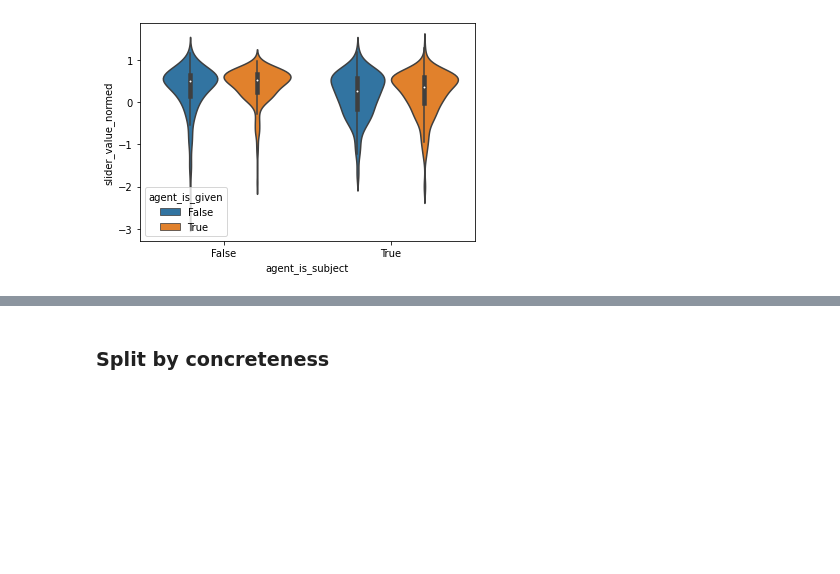
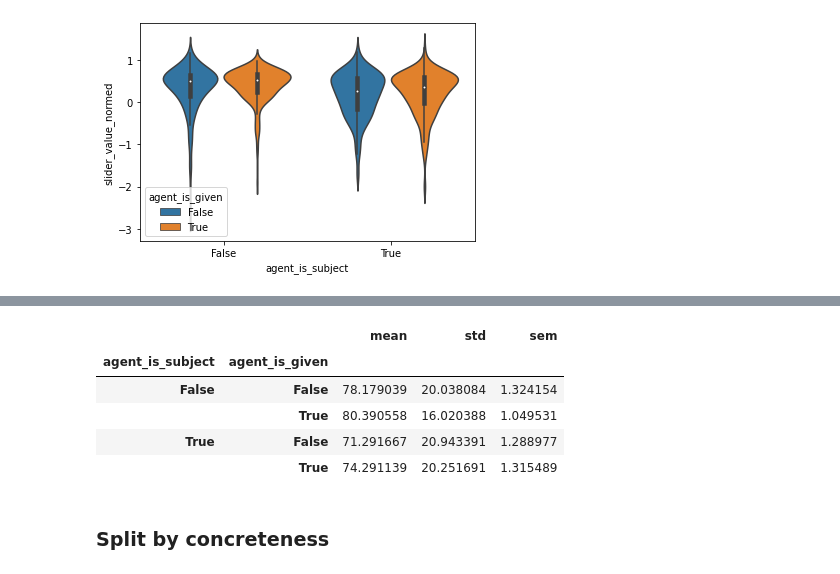
Before and after one commit to hans/explaining, a Jupyter notebook: notebooks/04_comprehension_swarm-full/00 preprocess.ipynb, the cells around one changed output, grey strips where cells are left out. Drawn from its saved outputs; the diff is of its cells as text; code cells hidden in the pictures; blank space fills up the shorter version.

```diff
--- a/notebooks/04_comprehension_swarm-full/00 preprocess.ipynb
+++ b/notebooks/04_comprehension_swarm-full/00 preprocess.ipynb
@@ -675,3 +684,12 @@ sns.violinplot(data=merged_df.reset_index(), x="agent_is_subject", y="slider_val
+# %%
+merged_df.groupby(["agent_is_subject", "agent_is_given"]).slider_value.agg(["mean", "std", "sem"])
+# %% [output]
+|  |  | mean | std | sem |
+| agent_is_subject | agent_is_given |  |  |  |
+| False | False | 78.179039 | 20.038084 | 1.324154 |
+|  | True | 80.390558 | 16.020388 | 1.049531 |
+| True | False | 71.291667 | 20.943391 | 1.288977 |
+|  | True | 74.291139 | 20.251691 | 1.315489 |
 # %% [markdown]
 ### Split by concreteness
 # %%
```
Also changed, not shown: parts of 1 cell of this notebook.
